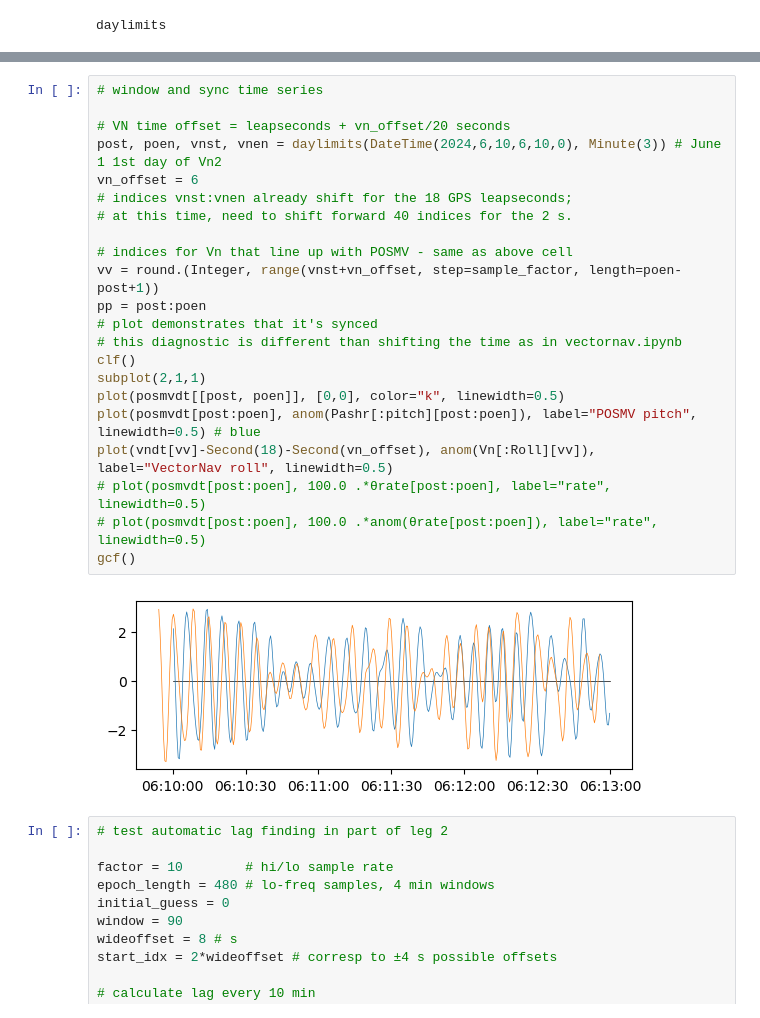
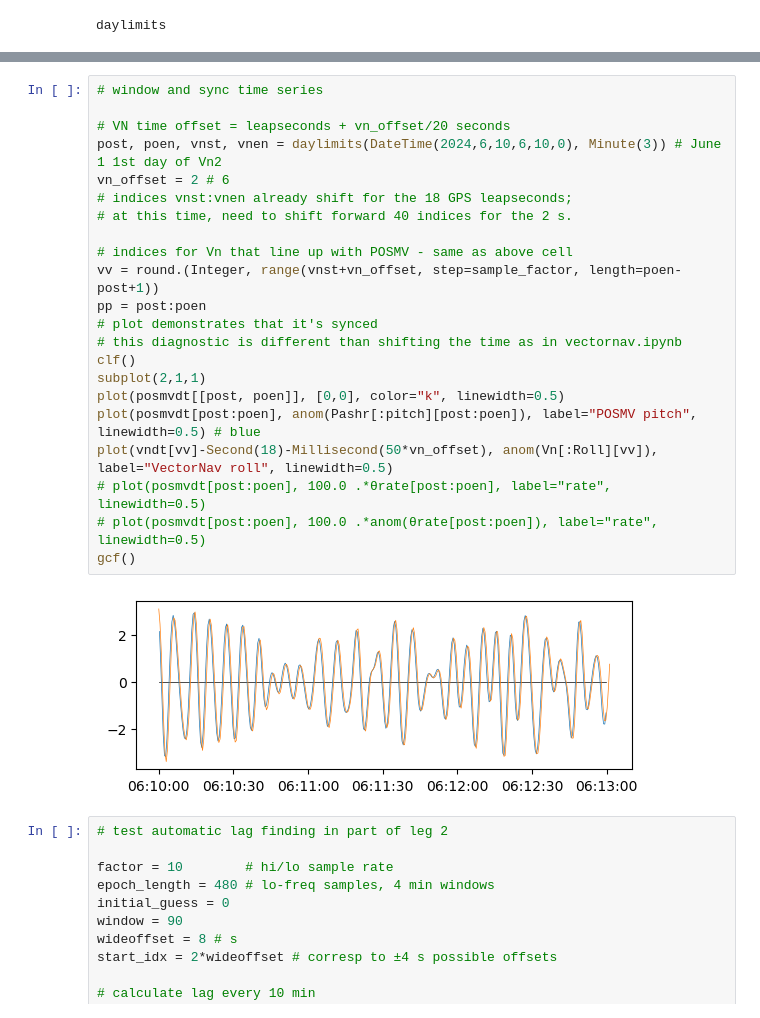
Before and after one commit to deszoeke/lidar, a Jupyter notebook: rot_sandbox.ipynb, the cells around one changed output, grey strips where cells are left out. Drawn from its saved outputs; the diff is of its cells as text.

```diff
--- a/rot_sandbox.ipynb
+++ b/rot_sandbox.ipynb
@@ -457,27 +458,27 @@ gcf()
 # %%
 # window and sync time series
 
 # VN time offset = leapseconds + vn_offset/20 seconds
 post, poen, vnst, vnen = daylimits(DateTime(2024,6,10,6,10,0), Minute(3)) # June 1 1st day of Vn2
-vn_offset = 6
+vn_offset = 2 # 6
 # indices vnst:vnen already shift for the 18 GPS leapseconds;
 # at this time, need to shift forward 40 indices for the 2 s.
 
 # indices for Vn that line up with POSMV - same as above cell
 vv = round.(Integer, range(vnst+vn_offset, step=sample_factor, length=poen-post+1))
 pp = post:poen
 # plot demonstrates that it's synced
 # this diagnostic is different than shifting the time as in vectornav.ipynb
 clf()
 subplot(2,1,1)
 plot(posmvdt[[post, poen]], [0,0], color="k", linewidth=0.5)
 plot(posmvdt[post:poen], anom(Pashr[:pitch][post:poen]), label="POSMV pitch", linewidth=0.5) # blue
-plot(vndt[vv]-Second(18)-Second(vn_offset), anom(Vn[:Roll][vv]), label="VectorNav roll", linewidth=0.5)
+plot(vndt[vv]-Second(18)-Millisecond(50*vn_offset), anom(Vn[:Roll][vv]), label="VectorNav roll", linewidth=0.5)
 # plot(posmvdt[post:poen], 100.0 .*θrate[post:poen], label="rate", linewidth=0.5)
 # plot(posmvdt[post:poen], 100.0 .*anom(θrate[post:poen]), label="rate", linewidth=0.5)
 gcf()
 # %% [output]
-[figure, old version]
+[figure, new version]
 # %%
 # test automatic lag finding in part of leg 2
 
```
Also changed, not shown: parts of 3 cells of this notebook.
